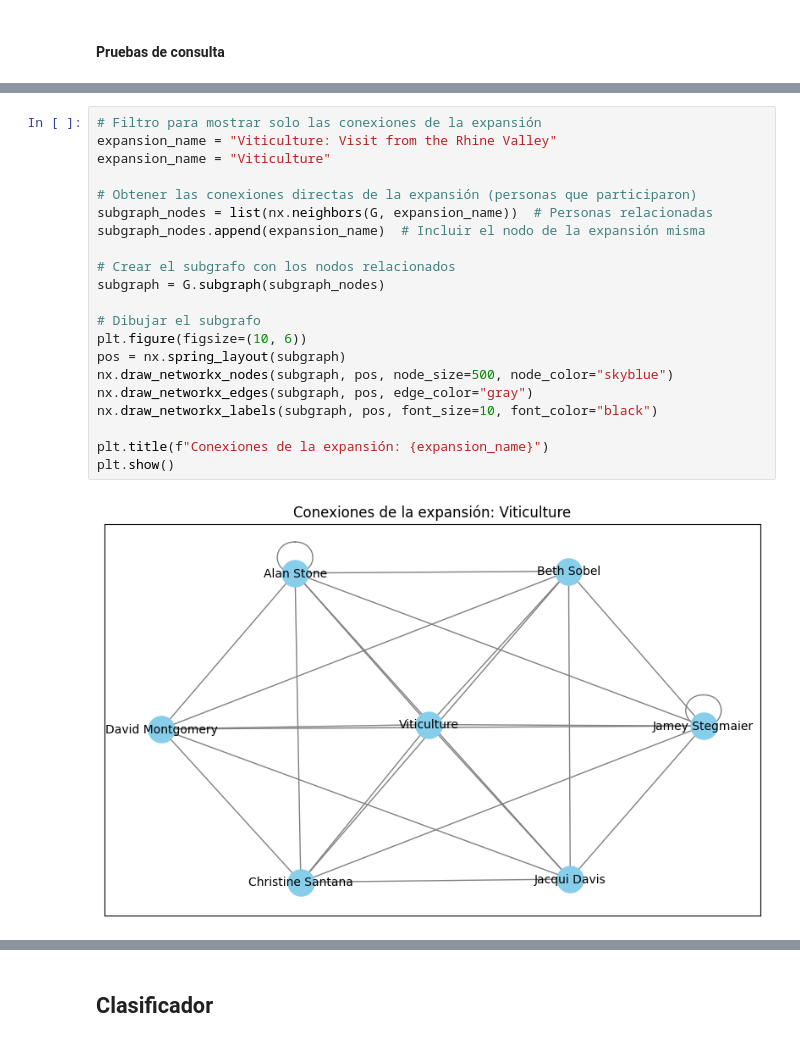
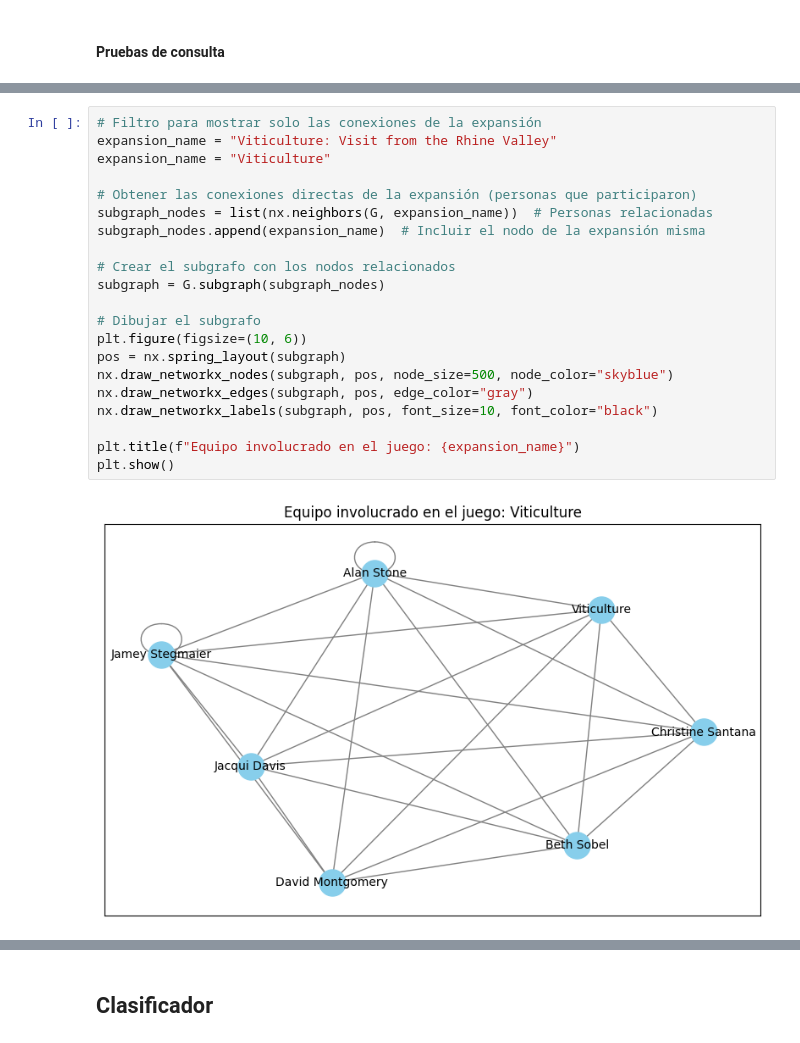
Before and after one commit to Prompt-Sopa/TUIA_NLP_ALSOP, a Jupyter notebook: TP2/NLP_TP2_ALSOP.ipynb, the cells around one changed output, grey strips where cells are left out. Cells and saved outputs as stored; diff of their text form.

```diff
--- a/TP2/NLP_TP2_ALSOP.ipynb
+++ b/TP2/NLP_TP2_ALSOP.ipynb
@@ -635,26 +697,26 @@ plt.show()
 # %%
 # Filtro para mostrar solo las conexiones de la expansión
 expansion_name = "Viticulture: Visit from the Rhine Valley"
 expansion_name = "Viticulture"
 
 # Obtener las conexiones directas de la expansión (personas que participaron)
 subgraph_nodes = list(nx.neighbors(G, expansion_name))  # Personas relacionadas
 subgraph_nodes.append(expansion_name)  # Incluir el nodo de la expansión misma
 
 # Crear el subgrafo con los nodos relacionados
 subgraph = G.subgraph(subgraph_nodes)
 
 # Dibujar el subgrafo
 plt.figure(figsize=(10, 6))
 pos = nx.spring_layout(subgraph)
 nx.draw_networkx_nodes(subgraph, pos, node_size=500, node_color="skyblue")
 nx.draw_networkx_edges(subgraph, pos, edge_color="gray")
 nx.draw_networkx_labels(subgraph, pos, font_size=10, font_color="black")
 
-plt.title(f"Conexiones de la expansión: {expansion_name}")
+plt.title(f"Equipo involucrado en el juego: {expansion_name}")
 plt.show()
 # %% [output]
-[figure, old version]
+[figure, new version]
 # %%
 # Nodo de la persona a consultar
 person_name = "Jamey Stegmaier"
```
Also changed, not shown: parts of 46 cells of this notebook, 1 other file.
